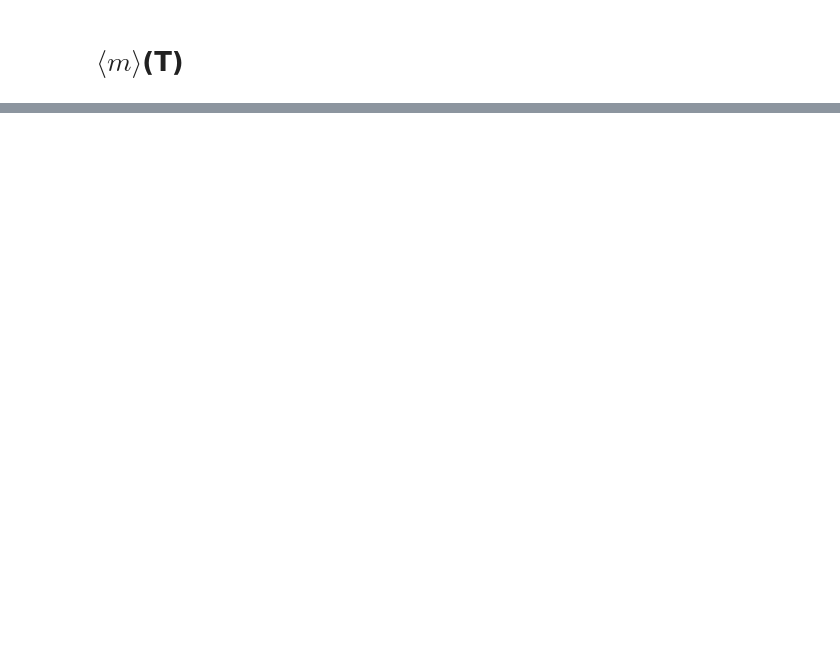
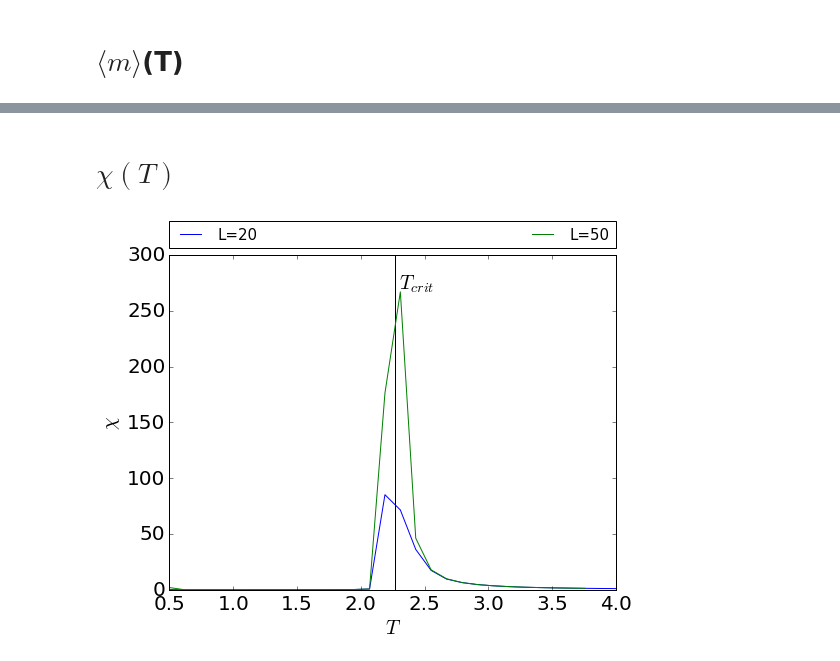
Before and after one commit to boundter/ising, a Jupyter notebook: result/plt/plots.ipynb, the cells around one changed output, grey strips where cells are left out. Cells and saved outputs as stored; diff of their text form; code cells hidden in the pictures; blank space fills up the shorter version.

```diff
--- a/result/plt/plots.ipynb
+++ b/result/plt/plots.ipynb
@@ -218,0 +185,22 @@ plt.show()
+# %% [markdown]
+# $\chi(T)$
+# %%
+header, data = ReadFile(data_dir + "T_crit.dat", 0, " ")
+
+font = {'size': 20}
+
+data = SplitData(0, data)
+fig, ax = plt.subplots()
+ax.set_xlabel(r"$T$")
+ax.set_ylabel(r"$\chi$")
+ax.vlines(2.27, 0, 300)
+ax.text(2.3, 270, r"$T_{crit}$", fontdict=font)
+for element in data:
+    L = element[0][0]
+    chi = element[3]/element[1]/L**2
+    ax.plot(element[1], chi, label="L=%d" %L)
+ax.legend(bbox_to_anchor=(0., 1.02, 1., .102), loc=3, ncol=3, mode="expand",
+          borderaxespad=0., fontsize="15")
+plt.show()
+# %% [output]
+[figure, added]
```
Also changed, not shown: parts of 12 cells of this notebook, 2 other files.
